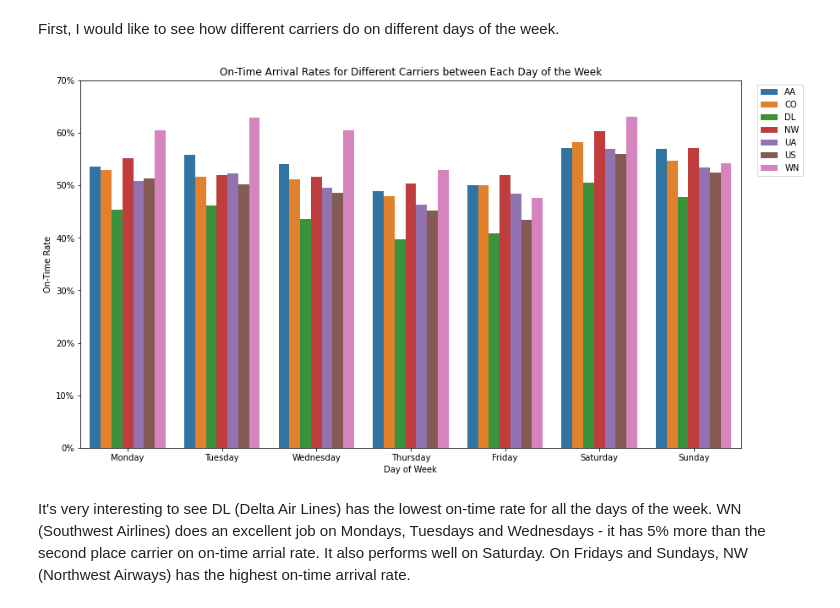
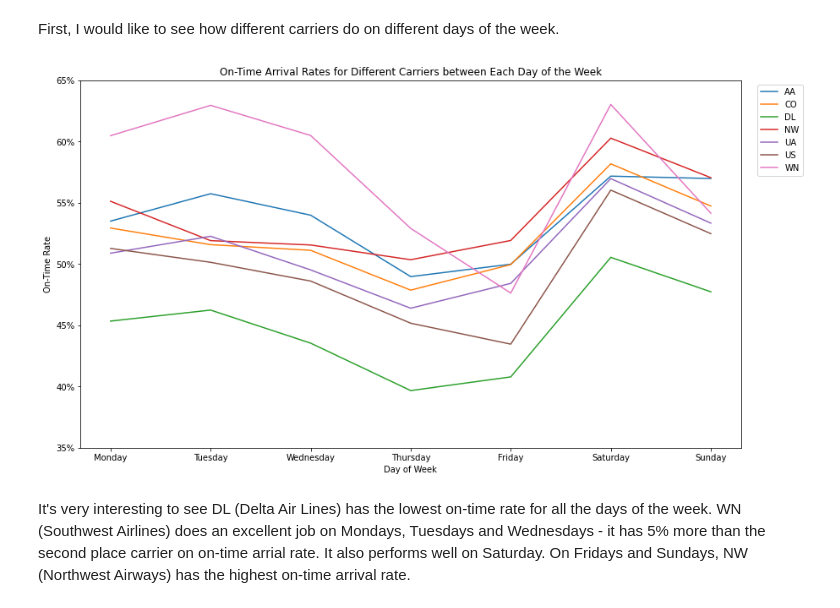
Before and after one commit to leqilu67/flights_study, a Jupyter notebook: flights_data_exploration.ipynb, the cells around one changed output. Saved outputs shown, nothing was run; the diff lists cells and outputs as text; code cells hidden in the pictures.

Commit message:
changed bar plot in multivariate exploration to line plot

```diff
--- a/flights_data_exploration.ipynb
+++ b/flights_data_exploration.ipynb
@@ -796,18 +796,18 @@ df_week = df_week.reset_index()
 # %%
 plt.figure(figsize=[14, 8])
 
-ax=sb.barplot(data=df_week, x='DayOfWeek', y='Percentage', hue='UniqueCarrier')
+ax=sb.lineplot(data=df_week, x='DayOfWeek', y='Percentage', hue='UniqueCarrier')
 
 vals = ax.get_yticks()
-plt.xticks(np.arange(0, 7, 1), ['Monday', 'Tuesday', 'Wednesday', 'Thursday', 'Friday', 'Saturday', 'Sunday'])
-plt.yticks(np.arange(0, 0.8, .1), ['{:.0%}'.format(x) for x in vals])
+plt.xticks(np.arange(1, 8, 1), ['Monday', 'Tuesday', 'Wednesday', 'Thursday', 'Friday', 'Saturday', 'Sunday'])
+plt.yticks(vals, ['{:.0%}'.format(x) for x in vals])
 
 plt.xlabel('Day of Week')
 plt.ylabel('On-Time Rate')
 plt.title('On-Time Arrival Rates for Different Carriers between Each Day of the Week')
 plt.legend(bbox_to_anchor=(1.1, 1));
 # %% [output]
-[figure, old version]
+[figure, new version]
 # %% [markdown]
 It's very interesting to see DL (Delta Air Lines) has the lowest on-time rate for all the days of the week. WN (Southwest Airlines) does an excellent job on Mondays, Tuesdays and Wednesdays - it has 5% more than the second place carrier on on-time arrial rate. It also performs well on Saturday. On Fridays and Sundays, NW (Northwest Airways) has the highest on-time arrival rate.
 # %% [markdown]
```
Also changed, not shown: parts of 3 cells of this notebook, 3 other files.
